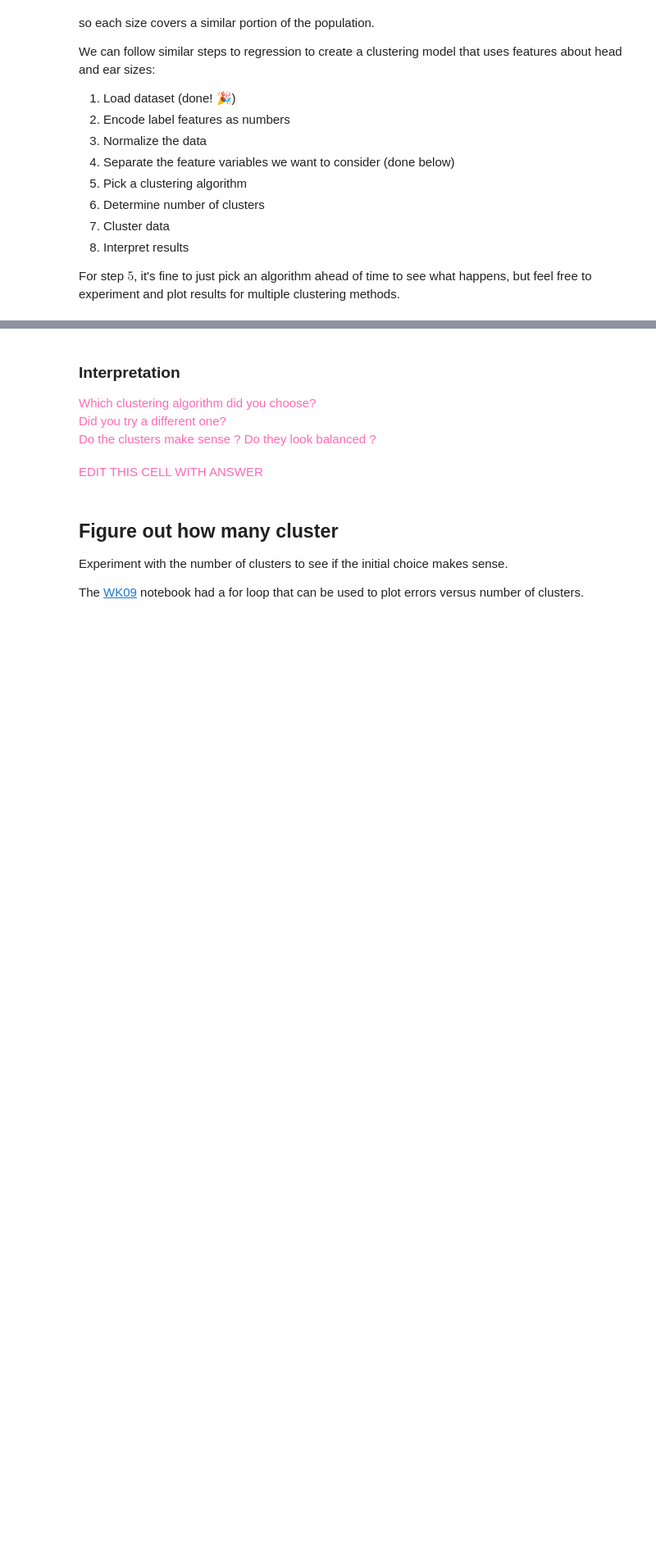
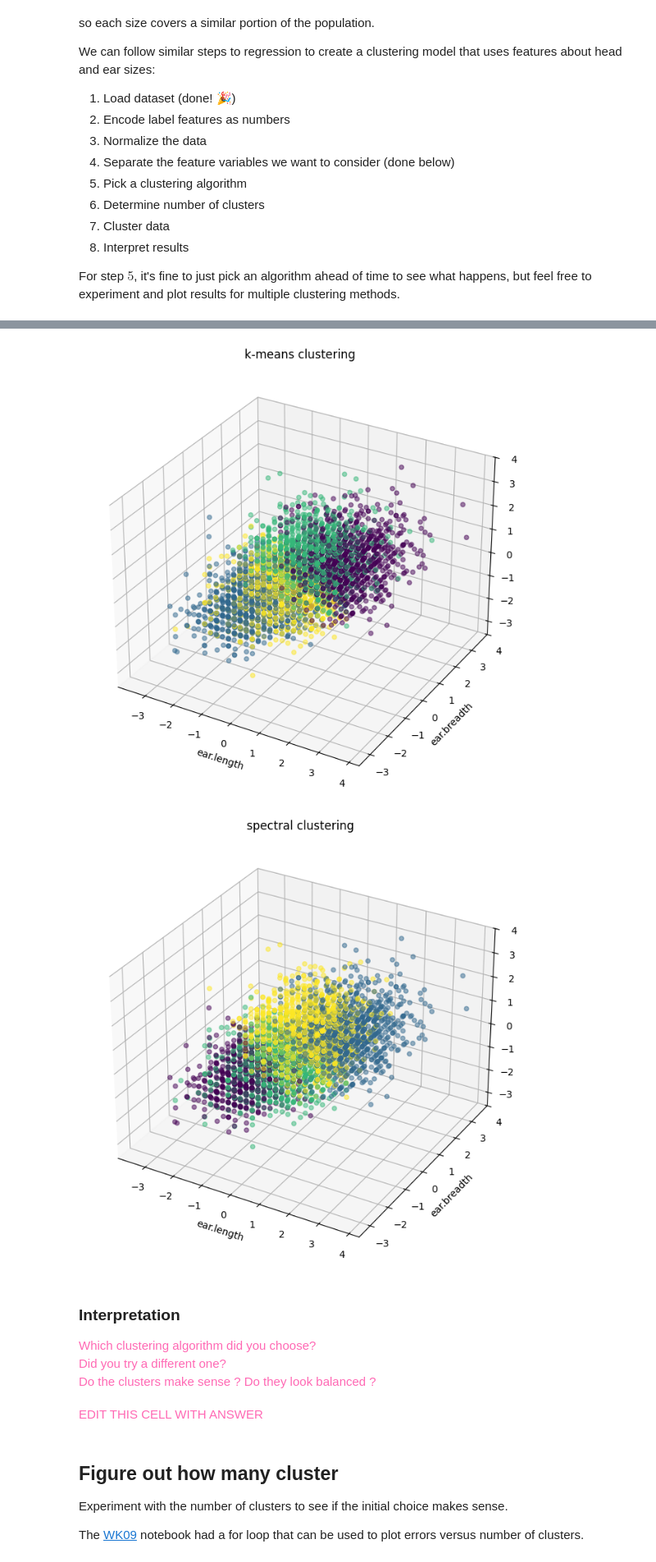
Before and after one commit to idmmachinelearning-ms/HW09, a Jupyter notebook: HW09.ipynb, the cells around one changed output, grey strips where cells are left out. Shown at 82% size. Saved outputs shown, nothing was run; the diff lists cells and outputs as text; code cells hidden in the pictures; blank space fills up the shorter version.

```diff
--- a/HW09.ipynb
+++ b/HW09.ipynb
@@ -120,3 +252,48 @@ ansur_features = ansur_scaled_df[["head.height", "head.circumference", "ear.leng
+# %%
+# compare kmeans and spectral 3d side by side
+xl, yl, zl = "ear.length", "ear.breadth", "ear.protrusion"
+x = ansur_scaled_df[xl]
+y = ansur_scaled_df[yl]
+z = ansur_scaled_df[zl]
+
+#kmeans
+km_clusters = km_predicted["clusters"]
+fig = plt.figure(figsize=(8, 8))
+ax = fig.add_subplot(projection='3d')
+
+ax.scatter(x, y, z, c=km_clusters, marker='o', linestyle='', alpha=0.5)
+
+ax.set_title("k-means clustering")
+ax.set_xlabel(xl)
+ax.set_ylabel(yl)
+ax.set_zlabel(zl)
+
+ax.set_ylim(-3.6, 4)
+ax.set_zlim(-3.6, 4)
+
+plt.show()
+
+# spectral
+
+sc_clusters = sc_predicted["clusters"]
+
+fig = plt.figure(figsize=(8, 8))
+ax = fig.add_subplot(projection='3d')
+
+ax.scatter(x, y, z, c=sc_clusters, marker='o', linestyle='', alpha=0.5)
+
+ax.set_title("spectral clustering")
+ax.set_xlabel(xl)
+ax.set_ylabel(yl)
+ax.set_zlabel(zl)
+
+ax.set_ylim(-3.6, 4)
+ax.set_zlim(-3.6, 4)
+
+plt.show()
+# %% [output]
+[figure, added]
+[figure, added]
 # %% [markdown]
 ### Interpretation
 
```
Also changed, not shown: parts of 7 cells of this notebook.
